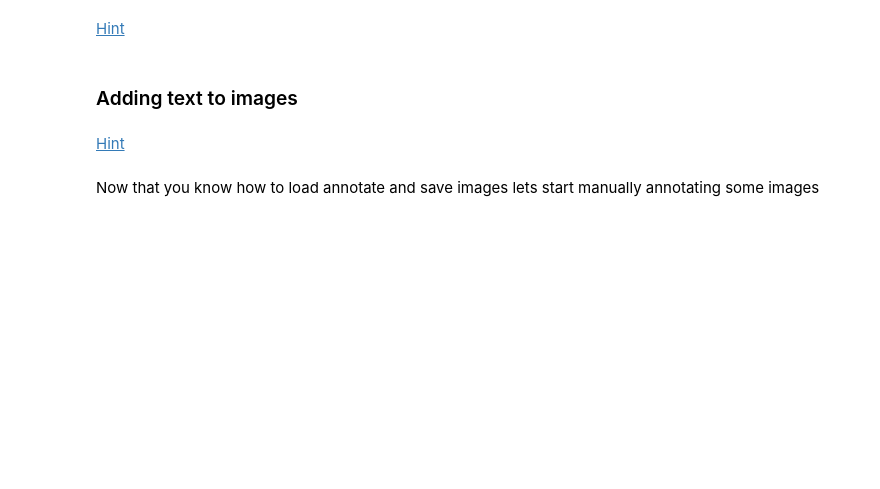
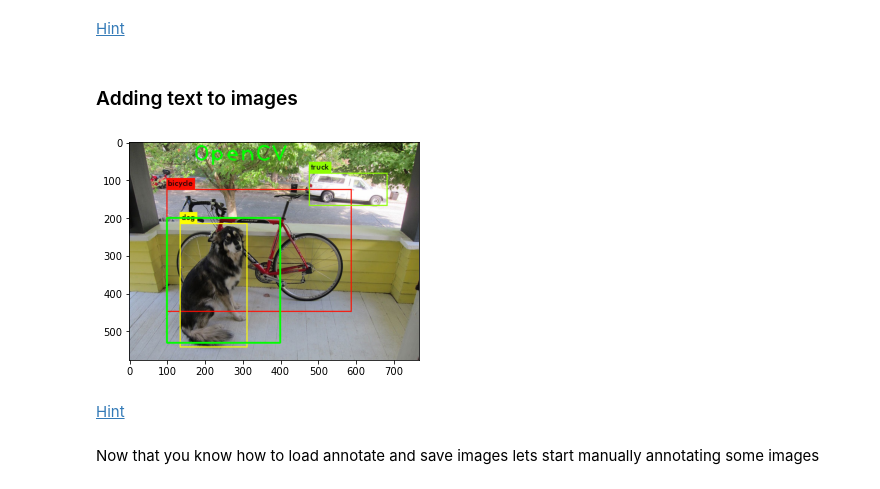
Before and after one commit to shahidqureshi01/AI, a Jupyter notebook: M6_Computer_Vision/01. Basics of computer vision/Computer Vision Day 1 .ipynb, the cells around one changed output. Cells and saved outputs as stored; diff of their text form; code cells hidden in the pictures; blank space fills up the shorter version.

```diff
--- a/M6_Computer_Vision/01. Basics of computer vision/Computer Vision Day 1 .ipynb
+++ b/M6_Computer_Vision/01. Basics of computer vision/Computer Vision Day 1 .ipynb
@@ -173,6 +197,13 @@ copy.shape
 ### Adding text to images
 # %%
 # Make a copy of your image and then write some text on top of the image
+img_copy = img.copy()
+cv2.putText(img_copy, 'OpenCV', (170,50), 1,
+                   4, (0, 255, 0), 4, cv2.LINE_AA)
+plt.imshow(img_copy)
+plt.show()
+# %% [output]
+[figure, added]
 # %% [markdown]
 [Hint](# "You will need to use cv2 putText function -> putText(img, text, coordinates, fontFace, fontScale, color, thickness, lineType). For fonts check the enum cv2.FONT_HERSHEY_")
 # %% [markdown]
```
Also changed, not shown: parts of 3 cells of this notebook.
